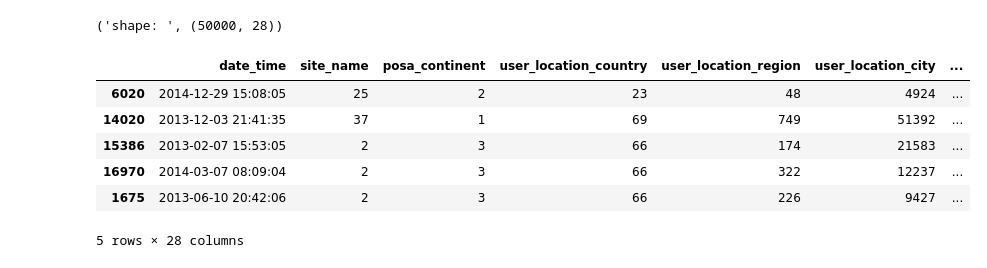
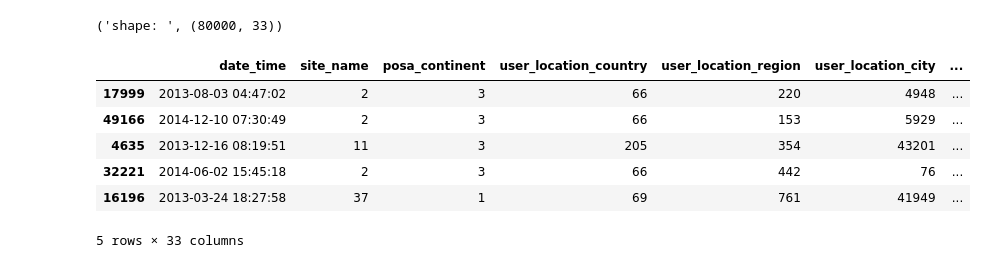
Before and after one commit to muatik/prp, a Jupyter notebook: expedia.ipynb, the cells around one changed output. Drawn from its saved outputs; the diff is of its cells as text; code cells hidden in the pictures.

```diff
--- a/expedia.ipynb
+++ b/expedia.ipynb
@@ -10,26 +10,39 @@ from sklearn.grid_search import GridSearchCV
 
 %matplotlib inline
 # %%
-def readCsv(name, nrows=50000):
+def readCsv(name, nrows=80000):
     df = pd.read_csv(
         "data/expedia/{}.csv".format(name),
         nrows=nrows,
-        parse_dates=["date_time"])
+        parse_dates=["date_time", "srch_ci", "srch_co"])
     df["year"] = pd.DatetimeIndex(df['date_time']).year
     df["month"] = pd.DatetimeIndex(df['date_time']).month
     df["hour"] = pd.DatetimeIndex(df['date_time']).hour
     df["dayofweek"] = pd.DatetimeIndex(df['date_time']).dayofweek
+    df["hour"] = pd.DatetimeIndex(df['date_time']).hour
+
+    df["srch_ci_month"] = pd.DatetimeIndex(df['srch_ci']).month
+    df["srch_ci_dayofweek"] = pd.DatetimeIndex(df['srch_ci']).dayofweek
+
+    df["srch_co_month"] = pd.DatetimeIndex(df['srch_co']).month
+    df["srch_co_dayofweek"] = pd.DatetimeIndex(df['srch_co']).dayofweek
+
+    srch_ci_utime = pd.DatetimeIndex(df['srch_ci']).astype(np.int64) // 10**9
+    srch_co_utime = pd.DatetimeIndex(df['srch_co']).astype(np.int64) // 10**9
+
+    df["srch_days"] = (srch_co_utime - srch_ci_utime) / (3600 * 24)
+
     return df
 
 df = readCsv("train")
 print("shape: ", df.shape)
 df.sample(5)
 # %% [output]
-('shape: ', (50000, 28))
+('shape: ', (80000, 33))
 |  | date_time | site_name | posa_continent | user_location_country | user_location_region | user_location_city | ... |
-| 6020 | 2014-12-29 15:08:05 | 25 | 2 | 23 | 48 | 4924 | ... |
-| 14020 | 2013-12-03 21:41:35 | 37 | 1 | 69 | 749 | 51392 | ... |
-| 15386 | 2013-02-07 15:53:05 | 2 | 3 | 66 | 174 | 21583 | ... |
-| 16970 | 2014-03-07 08:09:04 | 2 | 3 | 66 | 322 | 12237 | ... |
-| 1675 | 2013-06-10 20:42:06 | 2 | 3 | 66 | 226 | 9427 | ... |
+| 17999 | 2013-08-03 04:47:02 | 2 | 3 | 66 | 220 | 4948 | ... |
+| 49166 | 2014-12-10 07:30:49 | 2 | 3 | 66 | 153 | 5929 | ... |
+| 4635 | 2013-12-16 08:19:51 | 11 | 3 | 205 | 354 | 43201 | ... |
+| 32221 | 2014-06-02 15:45:18 | 2 | 3 | 66 | 442 | 76 | ... |
+| 16196 | 2013-03-24 18:27:58 | 37 | 1 | 69 | 761 | 41949 | ... |
-5 rows × 28 columns
+5 rows × 33 columns
```
Also changed, not shown: parts of 13 cells of this notebook.
